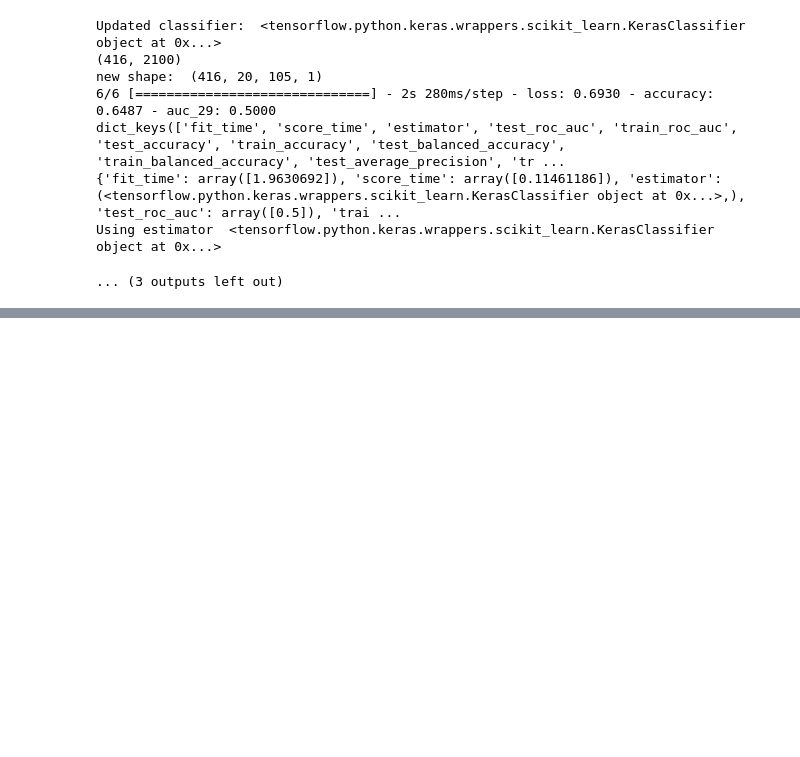
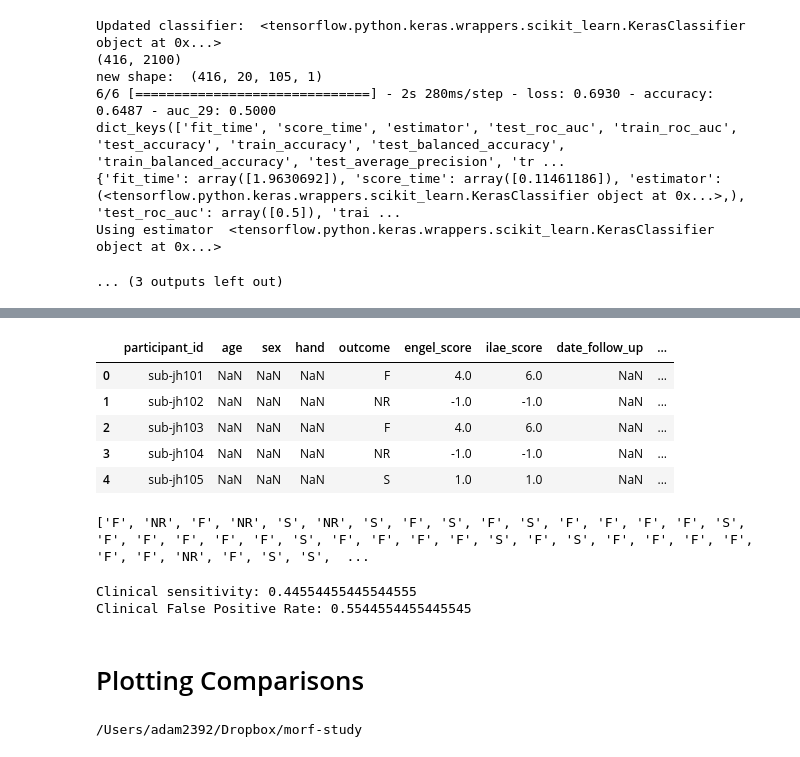
Before and after one commit to adam2392/fragility_in_ieeg, a Jupyter notebook: notebooks/run_traintest_classification_exp.ipynb, the cells around one changed output, grey strips where cells are left out. Drawn from its saved outputs; the diff is of its cells as text; code cells hidden in the pictures; blank space fills up the shorter version.

```diff
--- a/notebooks/run_traintest_classification_exp.ipynb
+++ b/notebooks/run_traintest_classification_exp.ipynb
@@ -151,7 +151,7 @@ clf_type = "mtmorf"
 # BIDS related directories
 bids_root = Path("/Volumes/Seagate Portable Drive/data")
 bids_root = Path("/Users/adam2392/Dropbox/epilepsy_bids/")
-bids_root = Path("/home/adam2392/hdd/Dropbox/epilepsy_bids/")
+# bids_root = Path("/home/adam2392/hdd/Dropbox/epilepsy_bids/")
 deriv_path = bids_root / "derivatives"
 source_path = bids_root / "sourcedata"
 
@@ -849,0 +851,37 @@ print(classifiers[0])
+# %%
+pat_df = read_participants_tsv(bids_root)
+subjects = pat_df["participant_id"]
+display(pat_df.head())
+# %% [output]
+|  | participant_id | age | sex | hand | outcome | engel_score | ilae_score | date_follow_up | ... |
+| 0 | sub-jh101 | NaN | NaN | NaN | F | 4.0 | 6.0 | NaN | ... |
+| 1 | sub-jh102 | NaN | NaN | NaN | NR | -1.0 | -1.0 | NaN | ... |
+| 2 | sub-jh103 | NaN | NaN | NaN | F | 4.0 | 6.0 | NaN | ... |
+| 3 | sub-jh104 | NaN | NaN | NaN | NR | -1.0 | -1.0 | NaN | ... |
+| 4 | sub-jh105 | NaN | NaN | NaN | S | 1.0 | 1.0 | NaN | ... |
+# %%
+outcomes = []
+
+# get a list of all the outcomes
+for subj in np.unique(subjects):
+    # use excel file to set various data points
+    pat_row = pat_df[pat_df["participant_id"] == subj]
+    if pat_row["outcome"].isnull().values.any():
+        continue
+    outcome = pat_row["outcome"].values[0]
+    outcomes.append(outcome)
+print(outcomes)
+# %% [output]
+['F', 'NR', 'F', 'NR', 'S', 'NR', 'S', 'F', 'S', 'F', 'S', 'F', 'F', 'F', 'F', 'S', 'F', 'F', 'F', 'F', 'F', 'S', 'F', 'F', 'F', 'F', 'S', 'F', 'S', 'F', 'F', 'F', 'F', 'F', 'F', 'NR', 'F', 'S', 'S',  ...
+# %%
+n_success = len(np.argwhere(np.array(outcomes) == "S"))
+clinical_sensitivity = n_success / len(outcomes)
+clinical_fpr = (len(outcomes) - n_success) / len(outcomes)
+
+print(f"Clinical sensitivity: {clinical_sensitivity}")
+print(f"Clinical False Positive Rate: {clinical_fpr}")
+# %% [output]
+Clinical sensitivity: 0.44554455445544555
+Clinical False Positive Rate: 0.5544554455445545
+# %% [markdown]
+# Plotting Comparisons
@@ -849,0 +911,26 @@ print(classifiers[0])
+# %%
+# identifying strings for each feature representation of the data
+feature_name = "fragility"
+
+## Setup for run
+names = {
+    "Log. Reg": "blue",
+    # "Lin. SVM": "firebrick",
+    "SVM": "purple",
+    #     "kNN": "black",
+    "RF": "#f86000",
+    #     "MLP": "green",
+    "cnn": "magenta",
+    "xgb": "black",
+    "dummby": "teal",
+    "srerf": "red",
+    "mtmorf": "orange",
+}
+
+clf_type = "mtmorf"
+
+# study_path = deriv_path / "study"
+study_path = Path("/Users/adam2392/Dropbox/morf-study/")
+print(study_path)
+# %% [output]
+/Users/adam2392/Dropbox/morf-study
```
Also changed, not shown: parts of 12 cells of this notebook.
